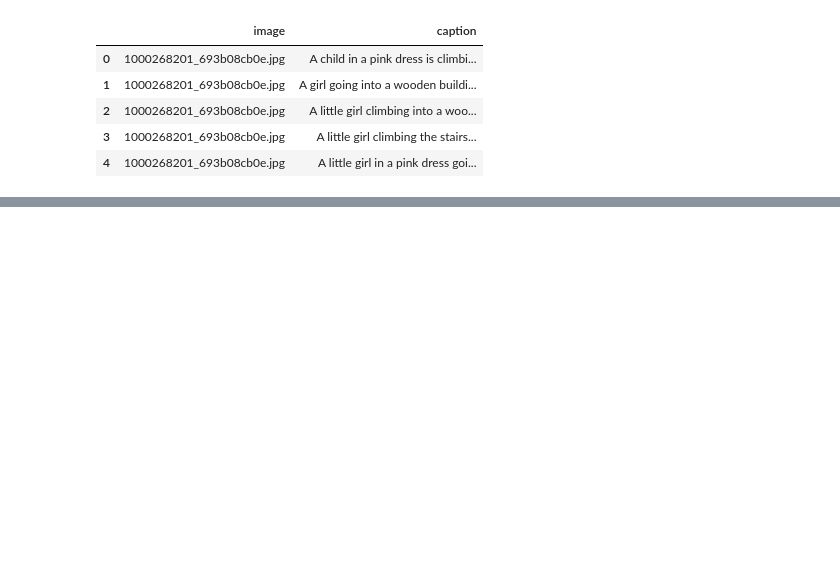
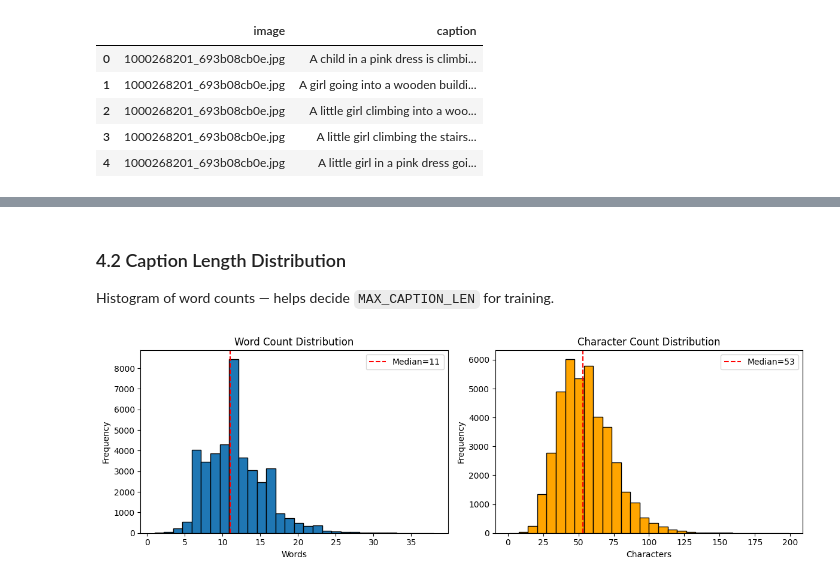
Before and after one commit to xxyourmoon/ml-image-captioning, a Jupyter notebook: notebooks/01_data_exploration.ipynb, the cells around one changed output, grey strips where cells are left out. Cells and saved outputs as stored; diff of their text form; code cells hidden in the pictures; blank space fills up the shorter version.

```diff
--- a/notebooks/01_data_exploration.ipynb
+++ b/notebooks/01_data_exploration.ipynb
@@ -37,0 +101,8 @@ df["image"]
+# %%
+df["word_count"] = df["caption"].str.split().str.len()
+df["char_count"] = df["caption"].str.len()
+
+print("Word count per caption:")
+print(df["word_count"].describe().astype(int))
+print("\nCharacter count per caption:")
+print(df["char_count"].describe().astype(int))
@@ -37,0 +172,27 @@ df["image"]
+# %% [markdown]
+### 4.2 Caption Length Distribution
+
+Histogram of word counts — helps decide `MAX_CAPTION_LEN` for training.
+# %%
+fig, axes = plt.subplots(1, 2, figsize=(12, 4))
+
+axes[0].hist(df["word_count"], bins=30, edgecolor="black")
+axes[0].set_title("Word Count Distribution")
+axes[0].set_xlabel("Words")
+axes[0].set_ylabel("Frequency")
+axes[0].axvline(df["word_count"].median(), color="red",
+                linestyle="--", label=f"Median={df['word_count'].median():.0f}")
+axes[0].legend()
+
+axes[1].hist(df["char_count"], bins=30, edgecolor="black", color="orange")
+axes[1].set_title("Character Count Distribution")
+axes[1].set_xlabel("Characters")
+axes[1].set_ylabel("Frequency")
+axes[1].axvline(df["char_count"].median(), color="red",
+                linestyle="--", label=f"Median={df['char_count'].median():.0f}")
+axes[1].legend()
+
+plt.tight_layout()
+plt.show()
+# %% [output]
+[figure, added]
```
Also changed, not shown: parts of 29 cells of this notebook, 18 other files.
